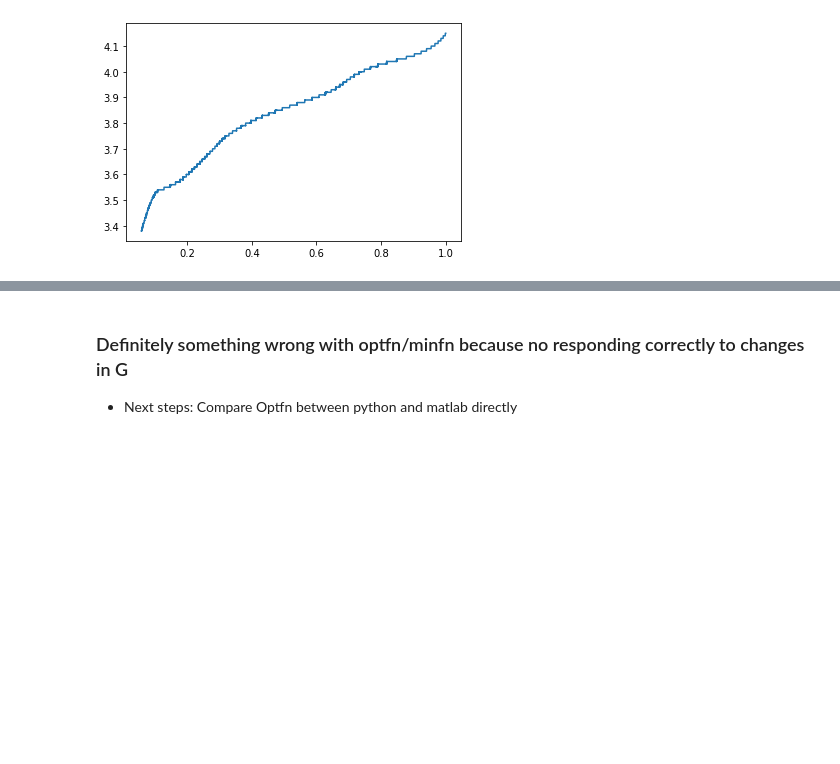
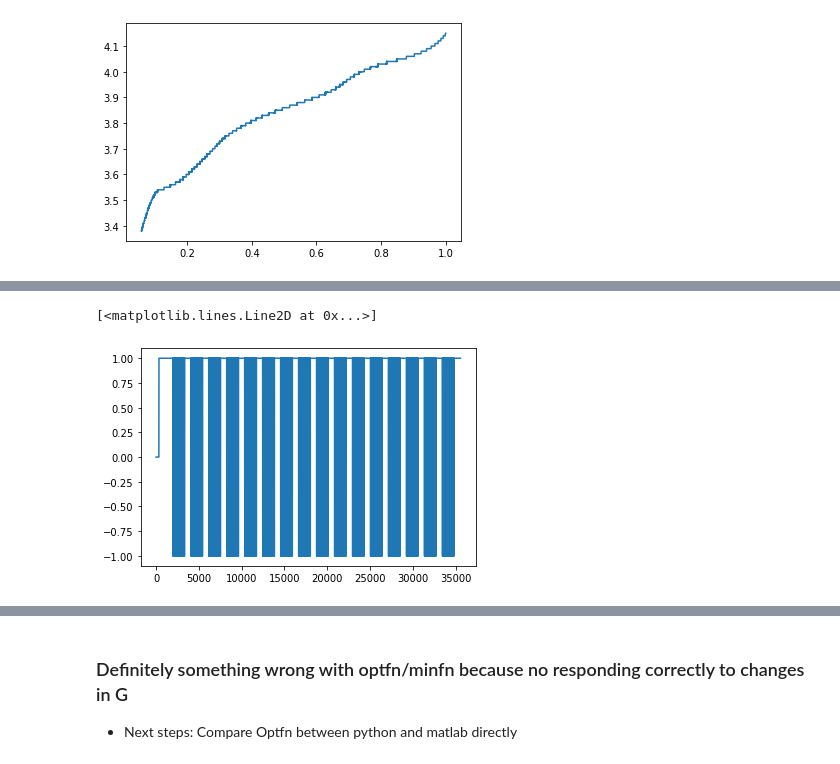
Before and after one commit to mattybohan/bms-specialization, a Jupyter notebook: course-2/notebooks/2022-02-12-mtb-lesson_2.3.3.ipynb, the cells around one changed output, grey strips where cells are left out. Cells and saved outputs as stored; diff of their text form; code cells hidden in the pictures; blank space fills up the shorter version.

```diff
--- a/course-2/notebooks/2022-02-12-mtb-lesson_2.3.3.ipynb
+++ b/course-2/notebooks/2022-02-12-mtb-lesson_2.3.3.ipynb
@@ -37,0 +78,5 @@ plt.plot(test.model[5]['Z'],test.model[5]['OCV'][0])
+# %%
+plt.plot(H_o[1])
+# %% [output]
+[<matplotlib.lines.Line2D at 0x...>]
+[figure, added]
```
Also changed, not shown: parts of 139 cells of this notebook, 7 other files.
